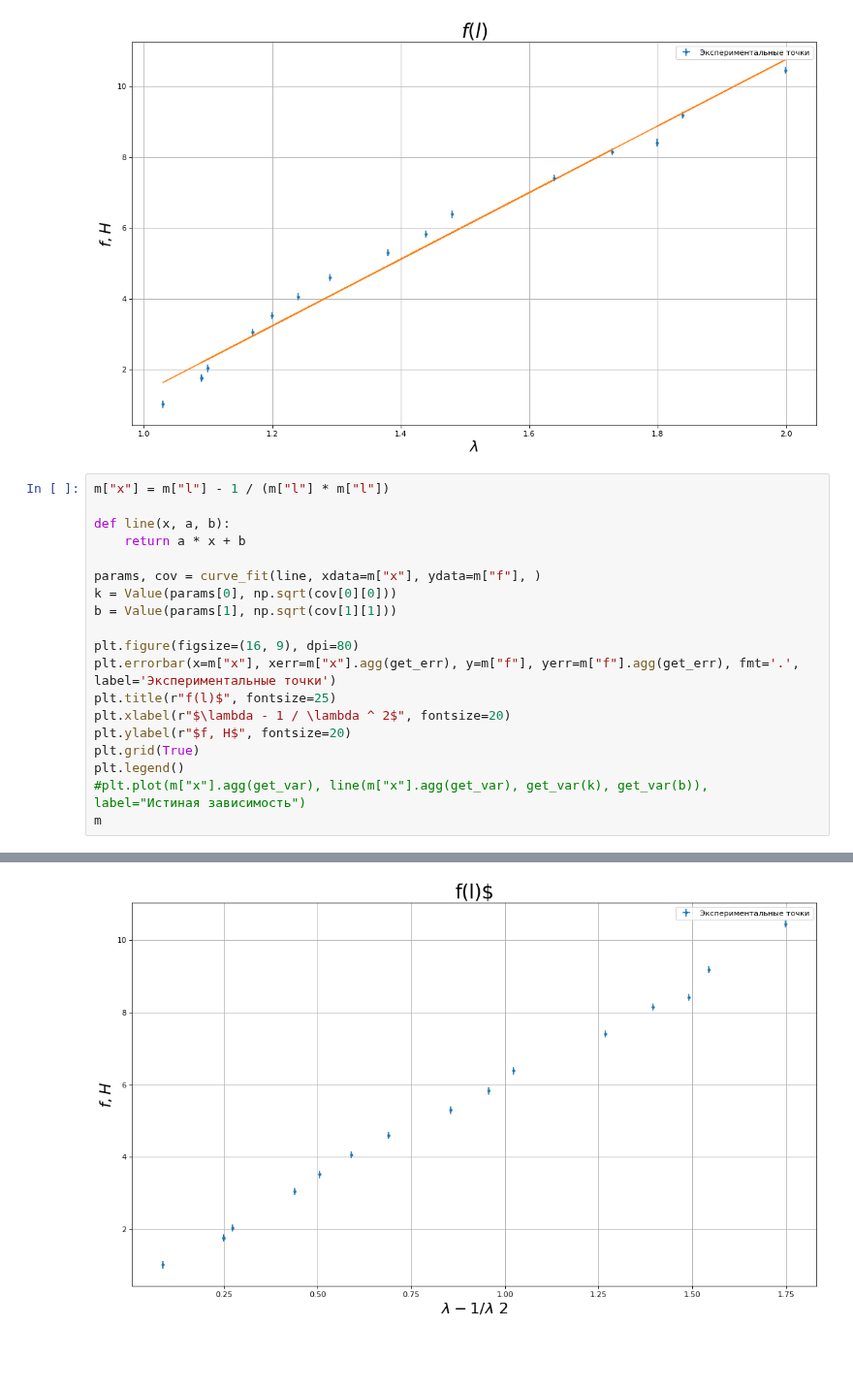
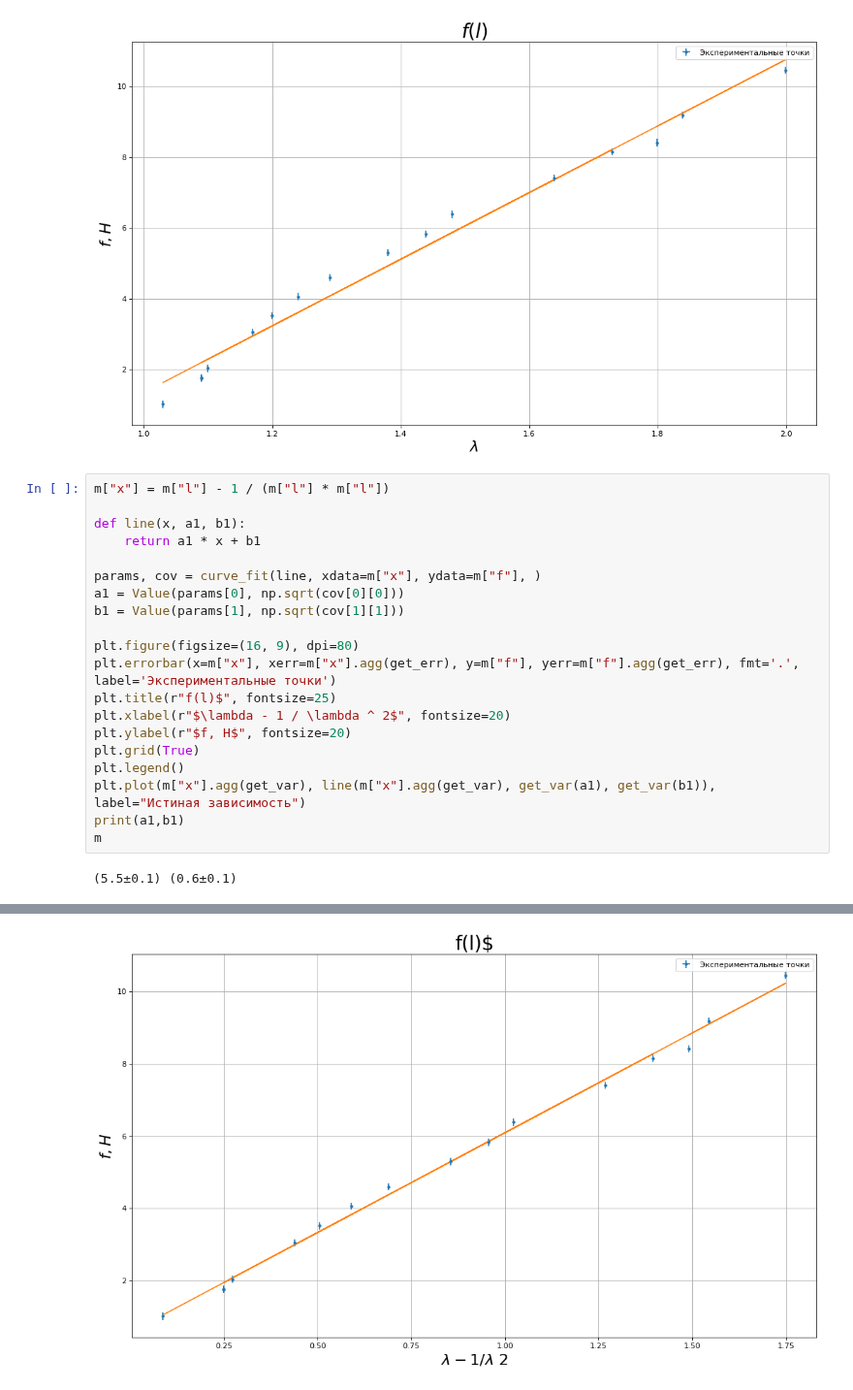
Before and after one commit to skolkovo-bba/labs3, a Jupyter notebook: 2.1.5/lab2.1.5.ipynb, the cells around one changed output, grey strips where cells are left out. Shown at 97% size. Cells and saved outputs as stored; diff of their text form; blank space fills up the shorter version.

```diff
--- a/2.1.5/lab2.1.5.ipynb
+++ b/2.1.5/lab2.1.5.ipynb
@@ -97,38 +97,40 @@ k, b
 # %%
 m["x"] = m["l"] - 1 / (m["l"] * m["l"])
 
-def line(x, a, b):
-    return a * x + b
+def line(x, a1, b1):
+    return a1 * x + b1
 
 params, cov = curve_fit(line, xdata=m["x"], ydata=m["f"], )
-k = Value(params[0], np.sqrt(cov[0][0]))
-b = Value(params[1], np.sqrt(cov[1][1]))
+a1 = Value(params[0], np.sqrt(cov[0][0]))
+b1 = Value(params[1], np.sqrt(cov[1][1]))
 
 plt.figure(figsize=(16, 9), dpi=80)
 plt.errorbar(x=m["x"], xerr=m["x"].agg(get_err), y=m["f"], yerr=m["f"].agg(get_err), fmt='.', label='Экспериментальные точки')
 plt.title(r"f(l)$", fontsize=25)
 plt.xlabel(r"$\lambda - 1 / \lambda ^ 2$", fontsize=20)
 plt.ylabel(r"$f, H$", fontsize=20)
 plt.grid(True)
 plt.legend()
-#plt.plot(m["x"].agg(get_var), line(m["x"].agg(get_var), get_var(k), get_var(b)), label="Истиная зависимость")
+plt.plot(m["x"].agg(get_var), line(m["x"].agg(get_var), get_var(a1), get_var(b1)), label="Истиная зависимость")
+print(a1,b1)
 m
 # %% [output]
+(5.5±0.1) (0.6±0.1)
 |  | m | l | f | x |
 | 0 | (0.1±0.01) | (1.02997±0.00001) | (1.±0.1) | (0.08732±0.00002) |
 | 1 | (0.2±0.01) | (1.0999±0.00001) | (2.±0.1) | (0.2733±0.00001) |
 | 2 | (0.41±0.01) | (1.23976±0.00001) | (4.1±0.1) | (0.58914±0.00001) |
 | 3 | (0.18±0.01) | (1.08991±0.00001) | (1.8±0.1) | (0.24809±0.00001) |
 | 4 | (0.17±0.01) | (1.08991±0.00001) | (1.7±0.1) | (0.24809±0.00001) |
 | 5 | (0.35±0.01) | (1.1998±0.00001) | (3.5±0.1) | (0.50512±0.00001) |
 | 6 | (0.46±0.01) | (1.28971±0.00001) | (4.6±0.1) | (0.68851±0.00001) |
 | 7 | (0.64±0.01) | (1.47952±0.00001) | (6.4±0.1) | (1.02269±0.00001) |
 | 8 | (0.81±0.01) | (1.72927±0.00001) | (8.1±0.1) | (1.39486±0.00001) |
 | 9 | (0.53±0.01) | (1.37962±0.00001) | (5.3±0.1) | (0.85423±0.00001) |
 | 10 | (0.58±0.01) | (1.43956±0.00001) | (5.8±0.1) | (0.95701±0.00001) |
 | 11 | (0.74±0.01) | (1.63936±0.00001) | (7.4±0.1) | (1.26727±0.00001) |
 | 12 | (0.3±0.01) | (1.16983±0.00001) | (3.±0.1) | (0.4391±0.00001) |
 | 13 | (1.04±0.01) | (1.999±0.00001) | (10.4±0.1) | (1.74875±0.00001) |
 | 14 | (0.92±0.01) | (1.83916±0.00001) | (9.2±0.1) | (1.54352±0.00001) |
 | 15 | (0.84±0.01) | (1.7992±0.00001) | (8.4±0.1) | (1.49028±0.00001) |
-[figure, old version]
+[figure, new version]
```
Also changed, not shown: parts of 3 cells of this notebook.
